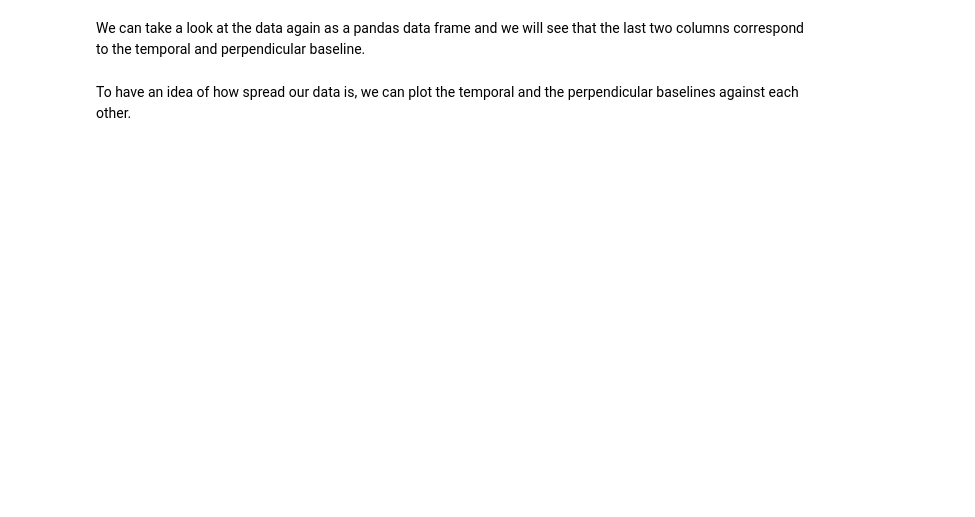
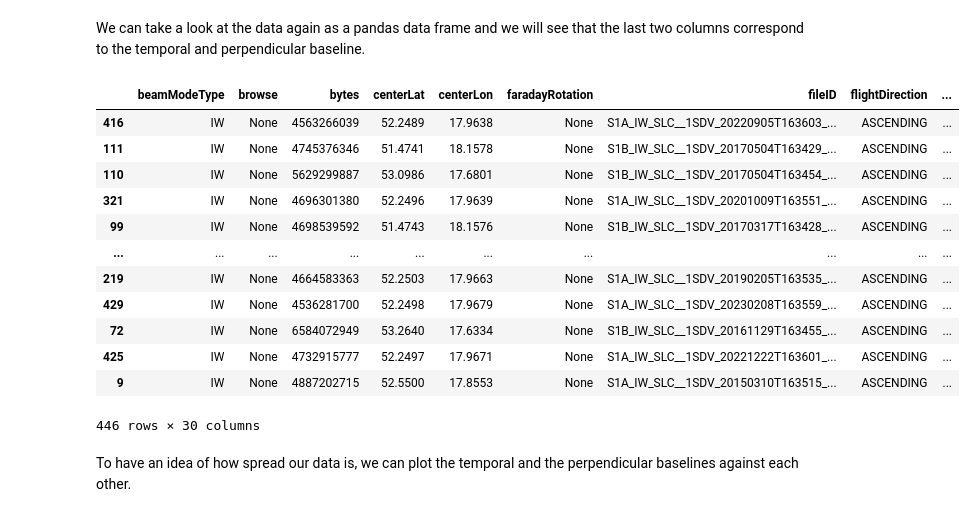
Before and after one commit to loreabad6/ogh23, a Jupyter notebook: notebooks/jupyter/sentinel1.ipynb, the cells around one changed output. Saved outputs shown, nothing was run; the diff lists cells and outputs as text; code cells hidden in the pictures; blank space fills up the shorter version.

```diff
--- a/notebooks/jupyter/sentinel1.ipynb
+++ b/notebooks/jupyter/sentinel1.ipynb
@@ -54,7 +59,7 @@ Now we can use the [`asf_search` Python module](https://docs.asf.alaska.edu/asf_
 products = asf.geo_search(platform=[asf.PLATFORM.SENTINEL1],
                           intersectsWith=footprint.geometry[0],
                           processingLevel=[asf.PRODUCT_TYPE.SLC],
-                          # beamSwath='IW',
+                          beamSwath='IW',
                           start=date_start,
                           end=date_end,
                           maxResults=10)
@@ -79,9 +103,21 @@ print(f'{len(stack)} products found in stack')
 We can take a look at the data again as a pandas data frame and we will see that the last two columns correspond to the temporal and perpendicular baseline.
 # %%
 stack_df = pd.DataFrame([p.properties for p in stack])
-stack_df
-
-# sort_values()
+stack_df.sort_values('perpendicularBaseline')
+# %% [output]
+|  | beamModeType | browse | bytes | centerLat | centerLon | faradayRotation | fileID | flightDirection | ... |
+| 416 | IW | None | 4563266039 | 52.2489 | 17.9638 | None | S1A_IW_SLC__1SDV_20220905T163603_... | ASCENDING | ... |
+| 111 | IW | None | 4745376346 | 51.4741 | 18.1578 | None | S1B_IW_SLC__1SDV_20170504T163429_... | ASCENDING | ... |
+| 110 | IW | None | 5629299887 | 53.0986 | 17.6801 | None | S1B_IW_SLC__1SDV_20170504T163454_... | ASCENDING | ... |
+| 321 | IW | None | 4696301380 | 52.2496 | 17.9639 | None | S1A_IW_SLC__1SDV_20201009T163551_... | ASCENDING | ... |
+| 99 | IW | None | 4698539592 | 51.4743 | 18.1576 | None | S1B_IW_SLC__1SDV_20170317T163428_... | ASCENDING | ... |
+| ... | ... | ... | ... | ... | ... | ... | ... | ... | ... |
+| 219 | IW | None | 4664583363 | 52.2503 | 17.9663 | None | S1A_IW_SLC__1SDV_20190205T163535_... | ASCENDING | ... |
+| 429 | IW | None | 4536281700 | 52.2498 | 17.9679 | None | S1A_IW_SLC__1SDV_20230208T163559_... | ASCENDING | ... |
+| 72 | IW | None | 6584072949 | 53.2640 | 17.6334 | None | S1B_IW_SLC__1SDV_20161129T163455_... | ASCENDING | ... |
+| 425 | IW | None | 4732915777 | 52.2497 | 17.9671 | None | S1A_IW_SLC__1SDV_20221222T163601_... | ASCENDING | ... |
+| 9 | IW | None | 4887202715 | 52.5500 | 17.8553 | None | S1A_IW_SLC__1SDV_20150310T163515_... | ASCENDING | ... |
+446 rows × 30 columns
 # %% [markdown]
 To have an idea of how spread our data is, we can plot the temporal and the perpendicular baselines against each other.
 # %%
```
Also changed, not shown: parts of 16 cells of this notebook, 1 other file.
